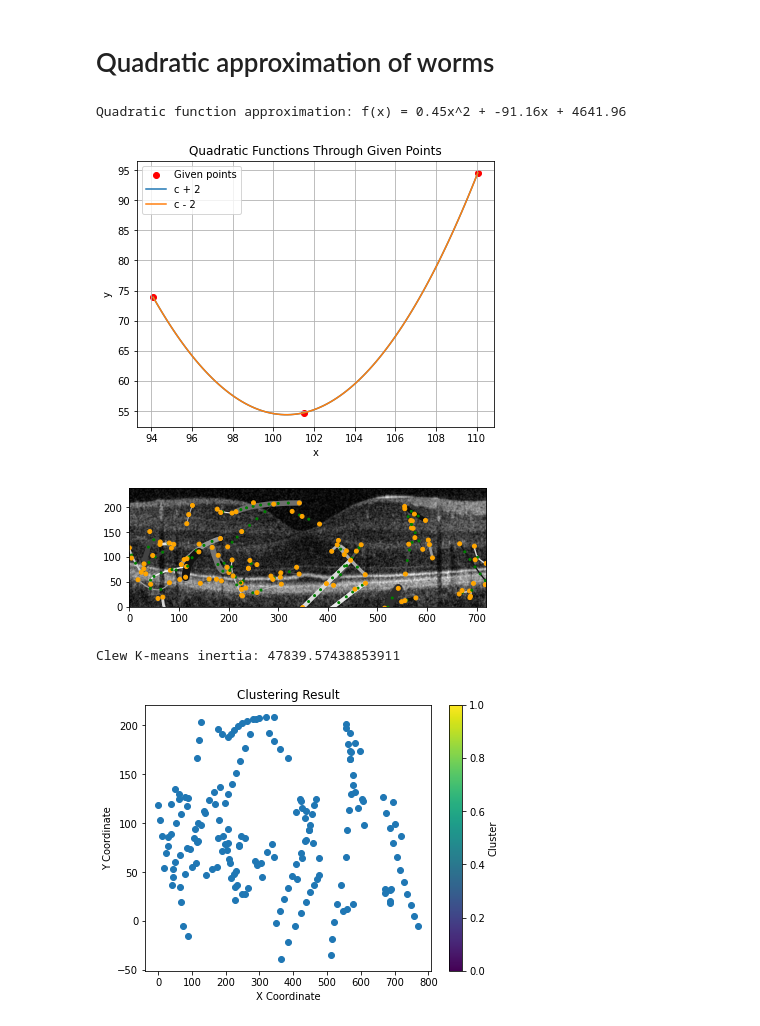
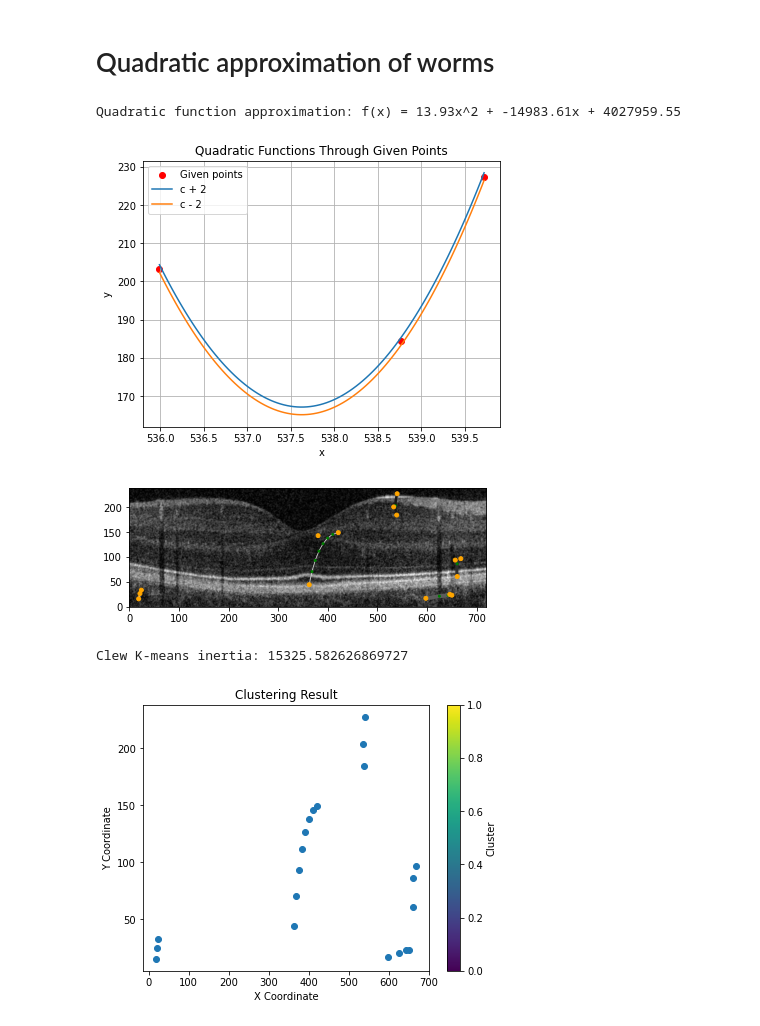
Before and after one commit to Will-H007/Camouflage-Worms, a Jupyter notebook: CamoWorms/CamoWorms.ipynb, the cells around one changed output. Drawn from its saved outputs; the diff is of its cells as text; code cells hidden in the pictures.

Commit message:
rectangle approx

```diff
--- a/CamoWorms/CamoWorms.ipynb
+++ b/CamoWorms/CamoWorms.ipynb
@@ -179,20 +179,20 @@ drawing.show(save='bezier.png')
 # Quadratic approximation of worms
 # %%
 # Initialise clew
-clew = initialise_clew(40, image.shape, (40, 30, 1))
+clew = initialise_clew(5, image.shape, (40, 30, 1))
 # %%
 points = clew[1].intermediate_points()
 # %%
 import numpy as np
 import matplotlib.pyplot as plt
 
-def quadratic_approximation(control_points):
+def quadratic_approximation(control_points, degree = 2):
     # Unpack the control points
     x_values = np.array([point[0] for point in control_points])
     y_values = np.array([point[1] for point in control_points])
 
     # Set up the matrix equations
-    A = np.vstack([x_values**2, x_values, np.ones_like(x_values)]).T
+    A = np.vander(x_values, degree + 1)  # Vandermonde matrix for polynomial of degree `degree`
     coefficients = np.linalg.lstsq(A, y_values, rcond=None)[0]
 
     return coefficients
@@ -206,35 +206,35 @@ def plot_quadratic_function(a, b, c, points, ax, label=None):
 
     # Plot the quadratic function
     ax.plot(x_values, y_values, label=label)
 
 
 
 # Get coefficients for the quadratic function approximation
 a, b, c = quadratic_approximation(points)
 
 # Print the coefficients
 print("Quadratic function approximation: f(x) = {:.2f}x^2 + {:.2f}x + {:.2f}".format(a, b, c))
 
 # Create a figure and axis for the subplots
 fig, ax = plt.subplots()
 
 # Plot the original points
 ax.scatter([point[0] for point in points], [point[1] for point in points], color='red', label='Given points')
 
 # Plot the quadratic functions with adjusted c values
 plot_quadratic_function(a, b, c + clew[1].width//2, points, ax, label='c + 2')
 plot_quadratic_function(a, b, c - clew[1].width//2, points, ax, label='c - 2')
 
 ax.set_xlabel('x')
 ax.set_ylabel('y')
 ax.set_title('Quadratic Functions Through Given Points')
 ax.legend()
 ax.grid(True)
 
 plt.show()
 # %% [output]
-Quadratic function approximation: f(x) = 0.45x^2 + -91.16x + 4641.96
+Quadratic function approximation: f(x) = 13.93x^2 + -14983.61x + 4027959.55
-[figure, old version]
+[figure, new version]
 # %%
 drawing = Drawing(image)
 drawing.add_worms(clew)
@@ -244,7 +244,7 @@ for worm in clew:
     drawing.add_dots(worm.control_points(),color='orange')
 drawing.show()
 # %% [output]
-[figure, old version]
+[figure, new version]
 # %%
 import numpy as np
 from sklearn.cluster import KMeans
@@ -288,7 +288,7 @@ inertia = calculate_kmeans_inertia(all_worm_points, num_worms)
 # Print the inertia value for the entire clew
 print(f"Clew K-means inertia: {inertia}")
 # %% [output]
-Clew K-means inertia: 47839.57438853911
+Clew K-means inertia: 15325.582626869727
 # %%
 import matplotlib.pyplot as plt
 
@@ -301,7 +301,7 @@ plt.title('Clustering Result')
 plt.colorbar(label='Cluster')
 plt.show()
 # %% [output]
-[figure, old version]
+[figure, new version]
 # %%
 all_worm_points = [worm.intermediate_points() for worm in clew]
 # %%
```
Also changed, not shown: parts of 17 cells of this notebook.
